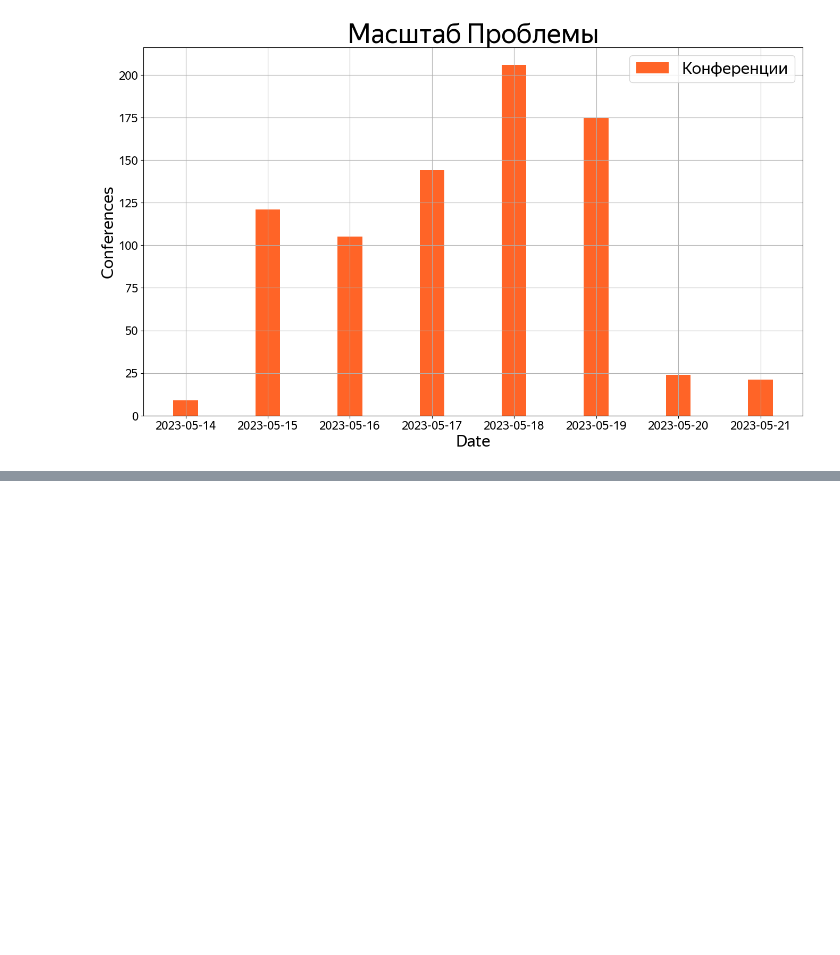
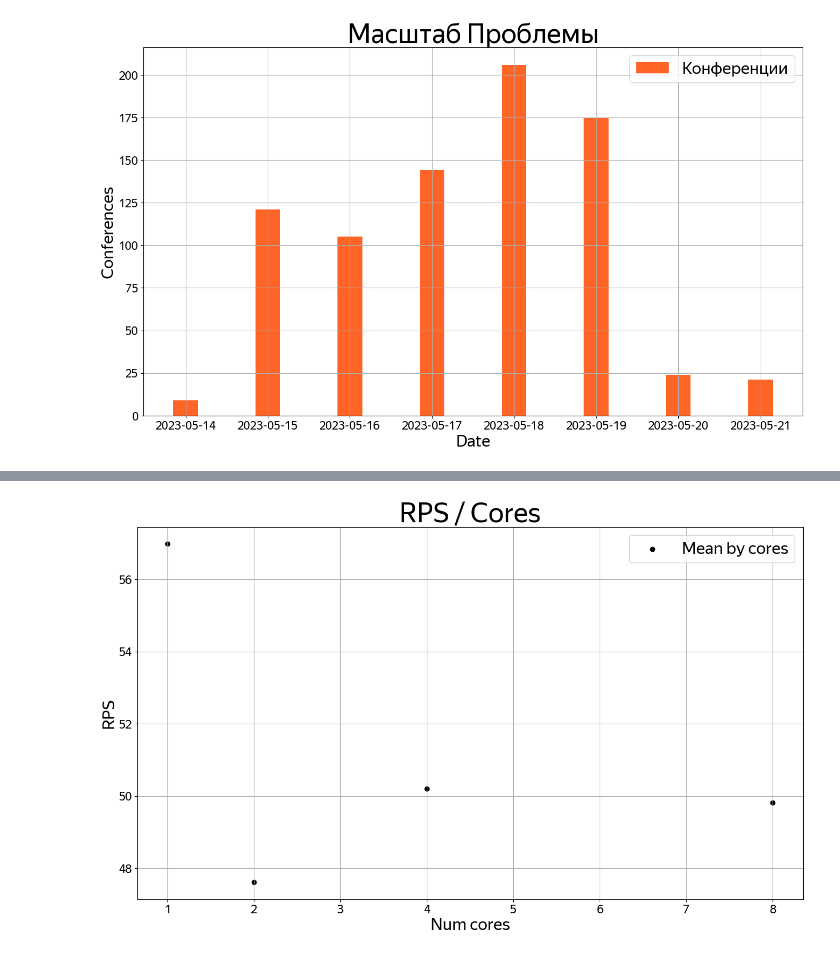
Before and after one commit to elstano/tmost_state_machine_bench, a Jupyter notebook: ipnb/graphs.ipynb, the cells around one changed output, grey strips where cells are left out. Cells and saved outputs as stored; diff of their text form; code cells hidden in the pictures; blank space fills up the shorter version.

```diff
--- a/ipnb/graphs.ipynb
+++ b/ipnb/graphs.ipynb
@@ -144,0 +144,25 @@ plt.show()
+# %%
+by_cores = [1,2,4,8]
+data_rps_core = []
+mean_by_cores = []
+
+for i, cores in enumerate(by_cores):
+    data_by_core = pd.read_csv(f'prepared/cores/{cores}/cps_false+ping_0_rps_0.csv', header=0, names=['time', 'rps'])
+    mean_by_core = mean(data_by_core['rps'])
+
+    data_rps_core.append(data_by_core)
+    mean_by_cores.append(mean_by_core)
+
+fig = plt.figure(figsize=(16, 9))
+ax = fig.add_subplot(111)
+ax.set_title('RPS / Cores', fontsize=36, fontname=fontName)
+ax.set_xlabel('Num cores', fontsize=22, fontname=fontName)
+ax.set_ylabel('RPS', fontsize=22, fontname=fontName)
+
+plt.scatter(x=by_cores, y=mean_by_cores, color=fontColor2, label='Mean by cores')
+
+ax.grid()
+plt.legend(fontsize=22, loc ="upper right")
+plt.show()
+# %% [output]
+[figure, added]
```
Also changed, not shown: parts of 1 cell of this notebook, 11 other files.
